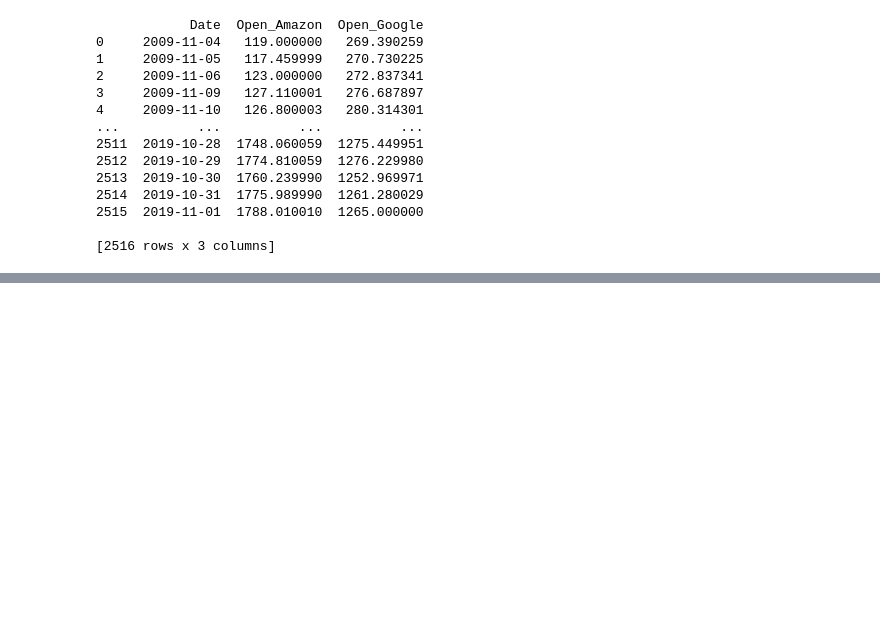
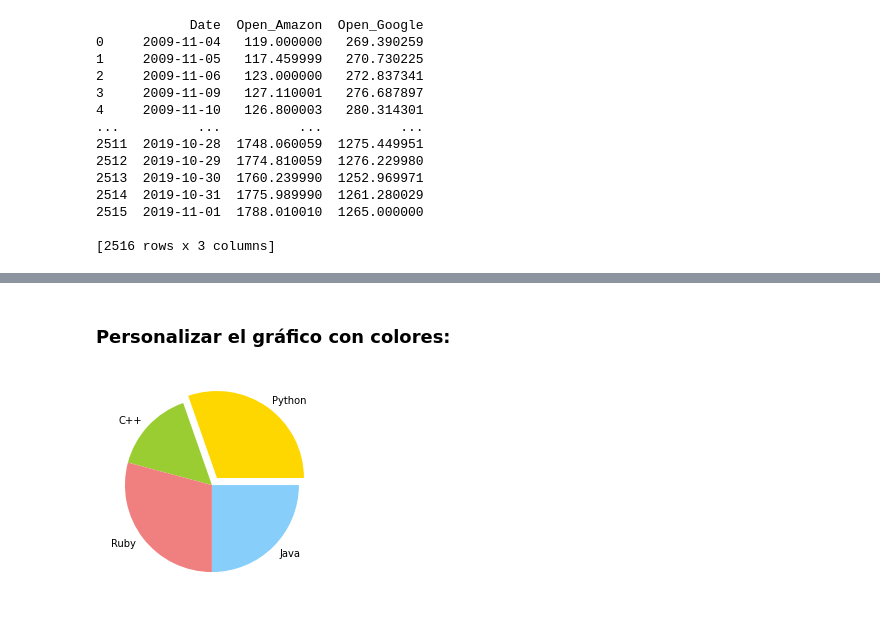
Before and after one commit to femaffi13/Python, a Jupyter notebook: ITBA/5- Matplotlib.ipynb, the cells around one changed output, grey strips where cells are left out. Drawn from its saved outputs; the diff is of its cells as text; code cells hidden in the pictures; blank space fills up the shorter version.

```diff
--- a/ITBA/5- Matplotlib.ipynb
+++ b/ITBA/5- Matplotlib.ipynb
@@ -293,0 +311,14 @@ plt.show()
+# %% [markdown]
+### Personalizar el gráfico con colores:
+# %%
+l = ('Python', 'C++', 'Ruby', 'Java')
+sizes = [255, 130, 245, 210]
+c = ['gold', 'yellowgreen', 'lightcoral', 'lightskyblue']
+
+e = (0.1, 0, 0, 0)  # explode 1st slice
+
+plt.pie(sizes, explode=e, colors=c, labels=l)
+
+plt.show()
+# %% [output]
+[figure, added]
```
Also changed, not shown: parts of 36 cells of this notebook, 1 other file.
